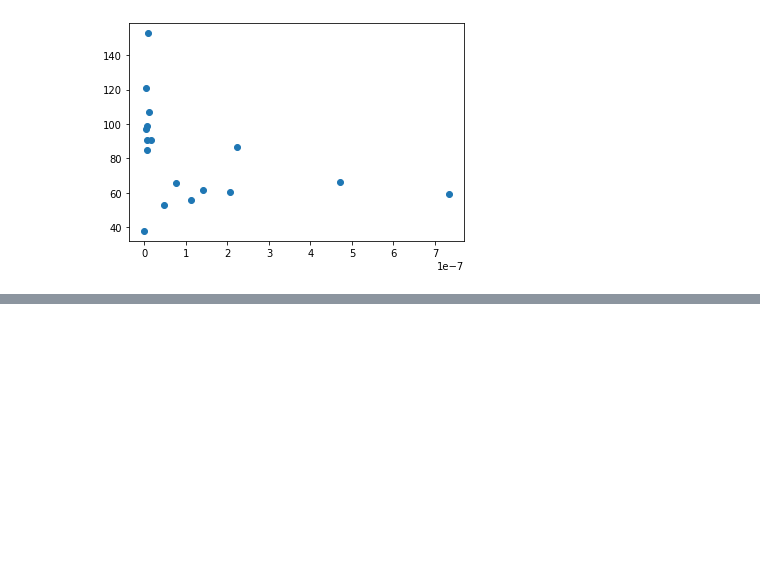
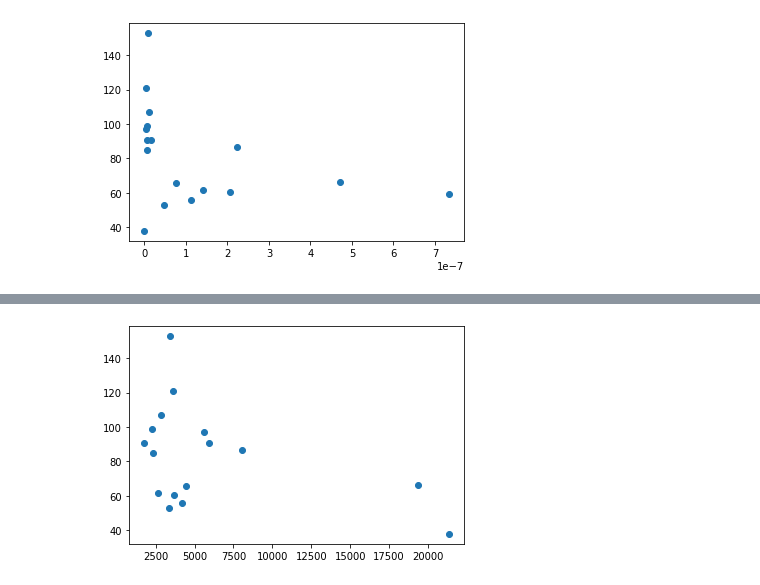
Before and after one commit to shinjaehoeh/MC_PJT, a Jupyter notebook: 2.PJT_team4/PJT03_병원밀도_상관관계.ipynb, the cells around one changed output, grey strips where cells are left out. Saved outputs shown, nothing was run; the diff lists cells and outputs as text; code cells hidden in the pictures; blank space fills up the shorter version.

```diff
--- a/2.PJT_team4/PJT03_병원밀도_상관관계.ipynb
+++ b/2.PJT_team4/PJT03_병원밀도_상관관계.ipynb
@@ -82,0 +277,5 @@ plt.show()
+# %%
+plt.scatter(df2['종합병원인력'], df2['십만명당 회피가능사망율'])
+plt.show()
+# %% [output]
+[figure, added]
```
Also changed, not shown: parts of 24 cells of this notebook, 4 other files.
